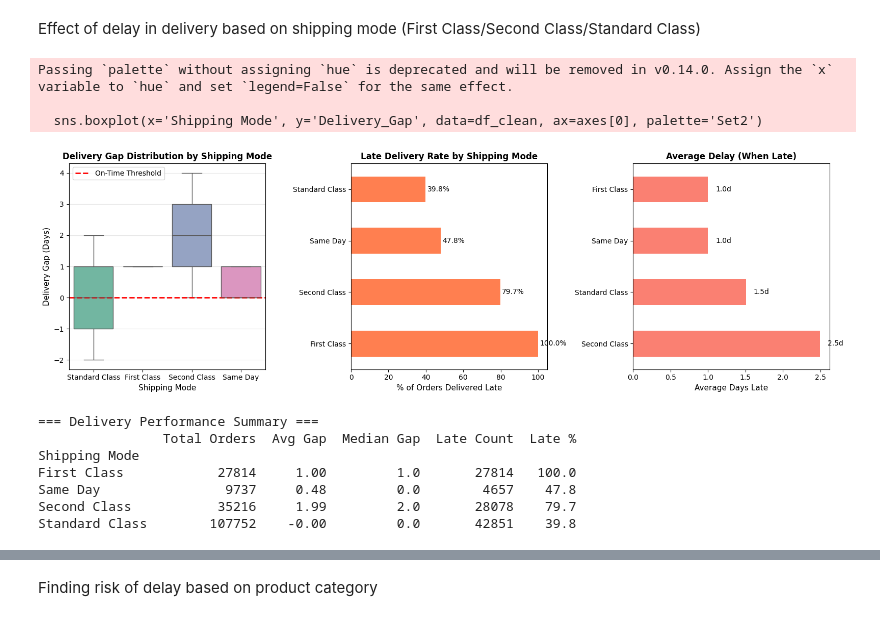
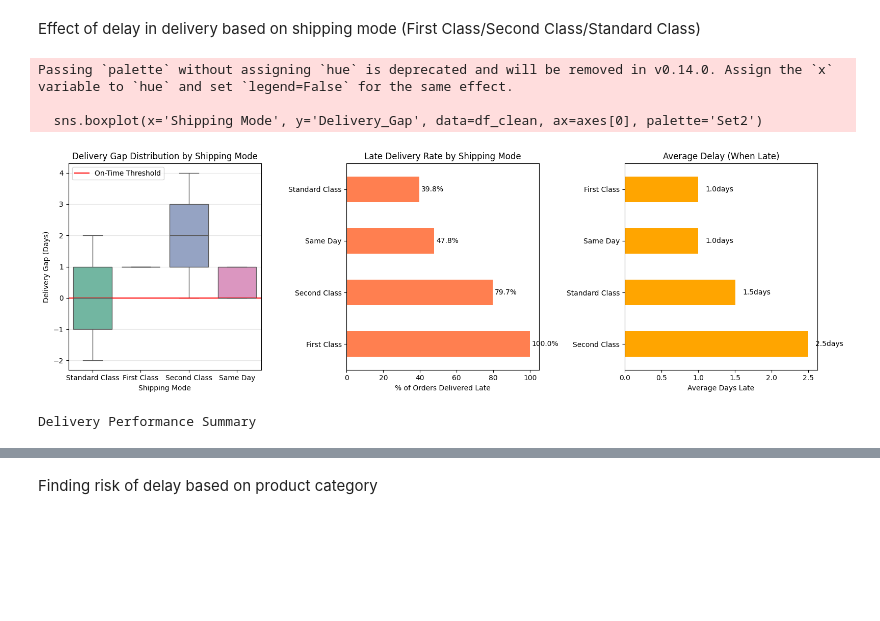
Before and after one commit to prnvni/Supply-Chain-Analytics, a Jupyter notebook: Supply_Chain_Analysis.ipynb, the cells around one changed output, grey strips where cells are left out. Saved outputs shown, nothing was run; the diff lists cells and outputs as text; code cells hidden in the pictures; blank space fills up the shorter version.

```diff
--- a/Supply_Chain_Analysis.ipynb
+++ b/Supply_Chain_Analysis.ipynb
@@ -96,62 +96,69 @@ Since the error bars are very short, it means the sample size is large and these
 # %% [markdown]
 Effect of delay in delivery based on shipping mode (First Class/Second Class/Standard Class)
 # %%
-# Create figure with multiple panels
+#create figure with multiple panels
 fig, axes = plt.subplots(1, 3, figsize=(16, 5))
 
-# Panel 1: Boxplot with better annotations
+# boxplot of shipping mode and delivery gap
 sns.boxplot(x='Shipping Mode', y='Delivery_Gap', data=df_clean, ax=axes[0], palette='Set2')
-axes[0].axhline(0, color='red', linestyle='--', linewidth=2, label='On-Time Threshold')
-axes[0].set_title('Delivery Gap Distribution by Shipping Mode', fontweight='bold')
-axes[0].set_ylabel('Delivery Gap (Days)', fontsize=11)
-axes[0].set_xlabel('Shipping Mode', fontsize=11)
+axes[0].axhline(0, color='red', label='On-Time Threshold')
+axes[0].set_title('Delivery Gap Distribution by Shipping Mode')
+axes[0].set_ylabel('Delivery Gap (Days)')
+axes[0].set_xlabel('Shipping Mode')
 axes[0].legend()
 axes[0].grid(axis='y', alpha=0.3)
 
-# Panel 2: Late delivery rate (more actionable!)
-late_rates = (
-    df_clean.groupby('Shipping Mode')['Delivery_Gap']
-    .agg(lambda x: (x > 0).mean() * 100)  # mean of boolean = percentage
-    .sort_values(ascending=False)
-)
+# late delivery rate
+def late_delivery_percentage(group):            #function to calculate late delivery percentage
+    late = group['Delivery_Gap'] > 0
+    return late.mean() * 100
+
+late_rates = (df_clean.groupby('Shipping Mode').apply(late_delivery_percentage,include_groups=False).sort_values(ascending=False))           #late delivery percentage by shipping mode
 
 late_rates.plot(kind='barh', ax=axes[1], color='coral')
-axes[1].set_title('Late Delivery Rate by Shipping Mode', fontweight='bold')
-axes[1].set_xlabel('% of Orders Delivered Late', fontsize=11)
+axes[1].set_title('Late Delivery Rate by Shipping Mode')
+axes[1].set_xlabel('% of Orders Delivered Late')
 axes[1].set_ylabel('')
 for i, v in enumerate(late_rates):
     axes[1].text(v + 1, i, f'{v:.1f}%', va='center')
 
-# Panel 3: Average delay for late deliveries only
-avg_delay = df_clean[df_clean['Delivery_Gap'] > 0].groupby('Shipping Mode')['Delivery_Gap'].mean().sort_values(ascending=False)
-
-avg_delay.plot(kind='barh', ax=axes[2], color='salmon')
-axes[2].set_title('Average Delay (When Late)', fontweight='bold')
-axes[2].set_xlabel('Average Days Late', fontsize=11)
+# average delay for late deliveries only
+avg_delay = df_clean[df_clean['Delivery_Gap'] > 0].groupby('Shipping Mode')['Delivery_Gap'].mean().sort_values(ascending=False) #average delay when late by shipping mode
+# plot average delay
+avg_delay.plot.barh( ax=axes[2], color='orange')
+axes[2].set_title('Average Delay (When Late)')
+axes[2].set_xlabel('Average Days Late')
 axes[2].set_ylabel('')
 for i, v in enumerate(avg_delay):
-    axes[2].text(v + 0.1, i, f'{v:.1f}d', va='center')
+    axes[2].text(v + 0.1, i, f'{v:.1f}days', va='center') #annotate bars with values
 
 plt.tight_layout()
 plt.show()
 
-# Print summary statistics
-print("\n=== Delivery Performance Summary ===")
-summary = df_clean.groupby('Shipping Mode').agg({
-    'Delivery_Gap': ['count', 'mean', 'median', lambda x: (x > 0).sum()]
-}).round(2)
+# print summary statistics
+print("Delivery Performance Summary")
+#function to count late deliveries
+def count_late_deliveries(x):
+    return (x > 0).sum()
+
+summary = (
+    df_clean
+    .groupby('Shipping Mode')
+    .agg({
+        'Delivery_Gap': [
+            'count',            # total orders
+            'mean',             # average delivery gap
+            'median',           # median delivery gap
+            count_late_deliveries  # count of late deliveries
+        ]
+    })
+    .round(2)
+)
 summary.columns = ['Total Orders', 'Avg Gap', 'Median Gap', 'Late Count']
-summary['Late %'] = (summary['Late Count'] / summary['Total Orders'] * 100).round(1)
-print(summary)
+summary['Late %'] = (summary['Late Count'] / summary['Total Orders'] * 100).round(1) #percentage late
 # %% [output]
 Passing `palette` without assigning `hue` is deprecated and will be removed in v0.14.0. Assign the `x` variable to `hue` and set `legend=False` for the same effect.
 
   sns.boxplot(x='Shipping Mode', y='Delivery_Gap', data=df_clean, ax=axes[0], palette='Set2')
-[figure, old version]
+[figure, new version]
-=== Delivery Performance Summary ===
-                Total Orders  Avg Gap  Median Gap  Late Count  Late %
-Shipping Mode
-First Class            27814     1.00         1.0       27814   100.0
-Same Day                9737     0.48         0.0        4657    47.8
-Second Class           35216     1.99         2.0       28078    79.7
-Standard Class        107752    -0.00         0.0       42851    39.8
+Delivery Performance Summary
```
Also changed, not shown: parts of 9 cells of this notebook.
